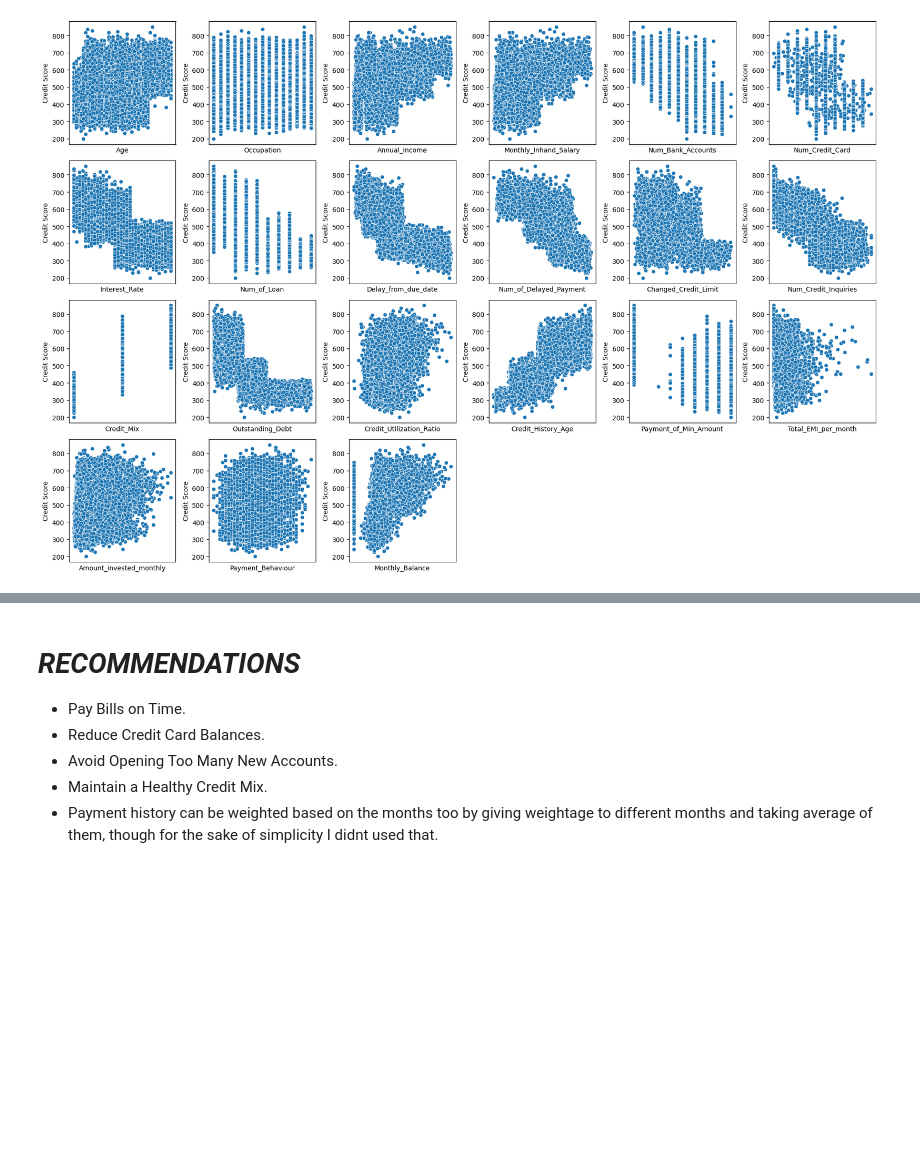
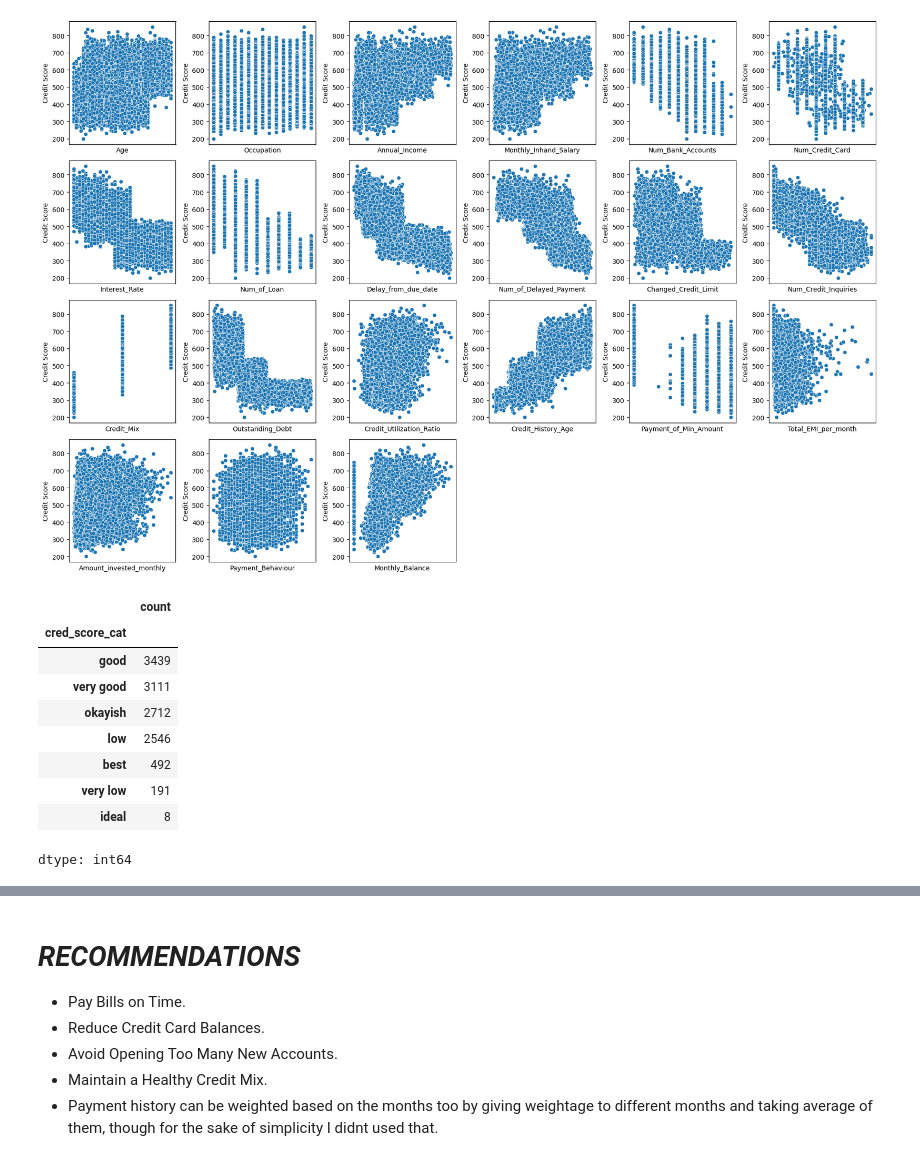
Before and after one commit to shamabansal17/Credit_Score_Calculation, a Jupyter notebook: Credit_score_Shama.ipynb, the cells around one changed output, grey strips where cells are left out. Saved outputs shown, nothing was run; the diff lists cells and outputs as text; code cells hidden in the pictures; blank space fills up the shorter version.

```diff
--- a/Credit_score_Shama.ipynb
+++ b/Credit_score_Shama.ipynb
@@ -1741,3 +1748,16 @@ for col in df_new.columns[1:]:
 plt.show()
 # %% [output]
 [figure]
+# %%
+df_agg['cred_score_cat'].value_counts()
+# %% [output]
+|  | count |
+| cred_score_cat |  |
+| good | 3439 |
+| very good | 3111 |
+| okayish | 2712 |
+| low | 2546 |
+| best | 492 |
+| very low | 191 |
+| ideal | 8 |
+dtype: int64
```
Also changed, not shown: parts of 8 cells of this notebook.
